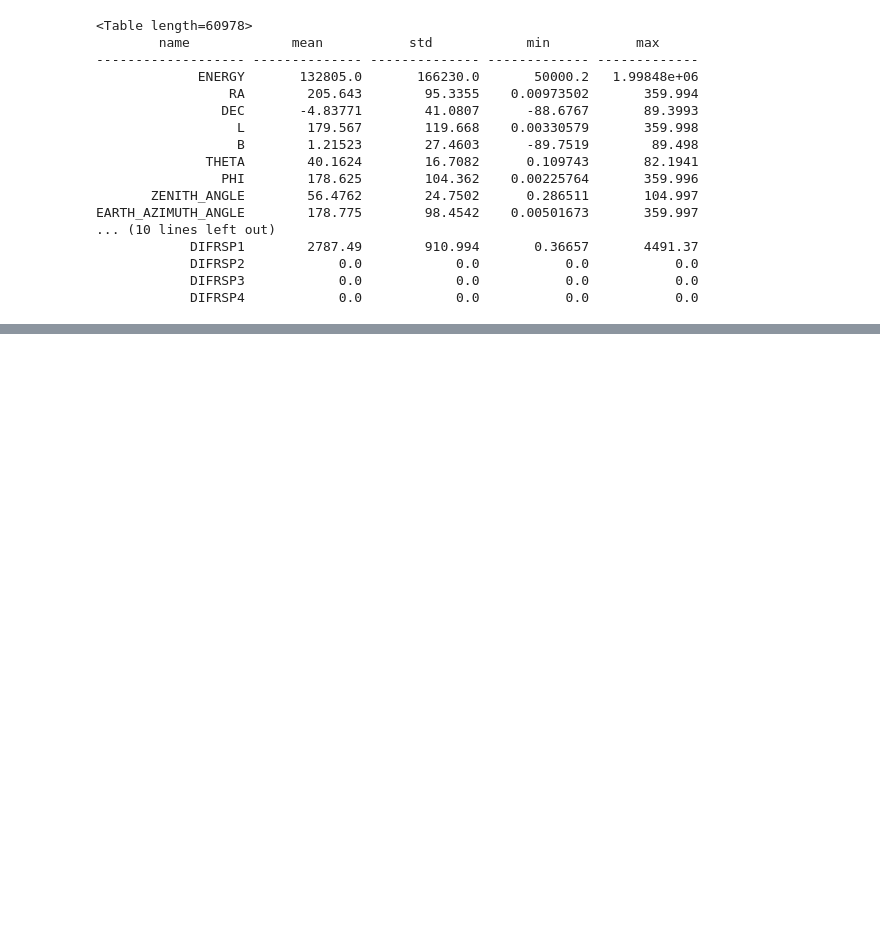
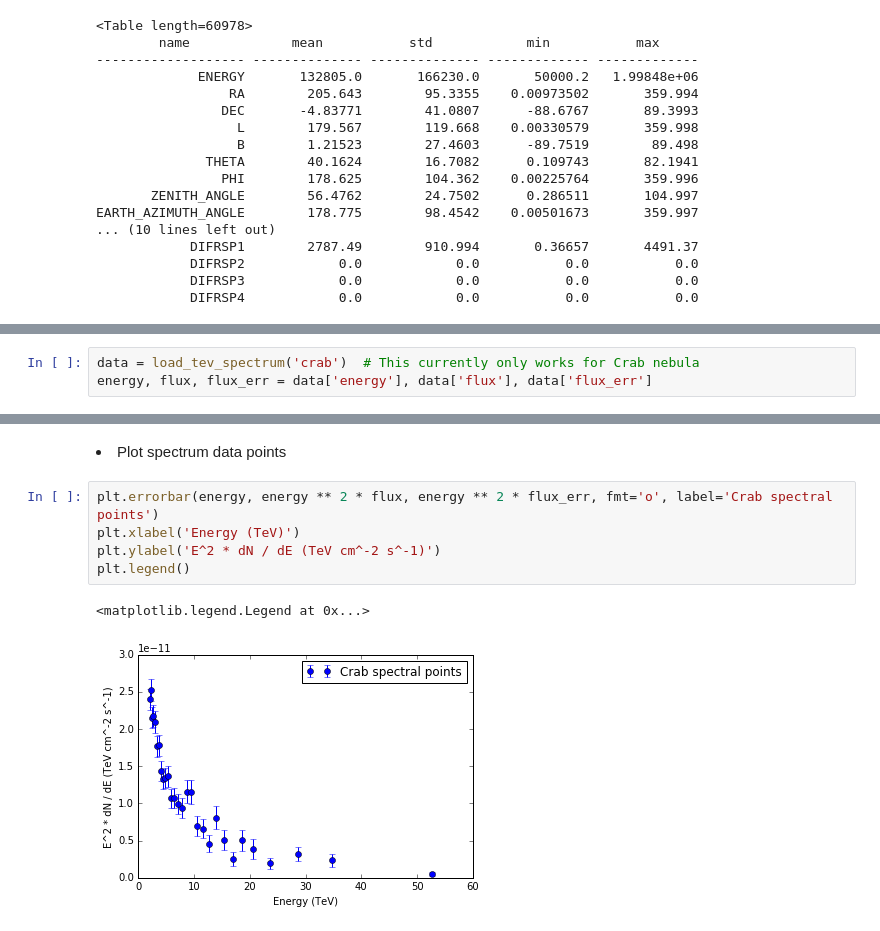
Before and after one commit to vorugantia/scienceresearch11, a Jupyter notebook: notebooks/Task 1.ipynb, the cells around one changed output, grey strips where cells are left out. Saved outputs shown, nothing was run; the diff lists cells and outputs as text; blank space fills up the shorter version.

```diff
--- a/notebooks/Task 1.ipynb
+++ b/notebooks/Task 1.ipynb
@@ -64,0 +103,3 @@ cat = source_catalogs['2fhl']
+# %%
+data = load_tev_spectrum('crab')  # This currently only works for Crab nebula
+energy, flux, flux_err = data['energy'], data['flux'], data['flux_err']
@@ -64,0 +124,10 @@ cat = source_catalogs['2fhl']
+# %% [markdown]
+<li>Plot spectrum data points
+# %%
+plt.errorbar(energy, energy ** 2 * flux, energy ** 2 * flux_err, fmt='o', label='Crab spectral points')
+plt.xlabel('Energy (TeV)')
+plt.ylabel('E^2 * dN / dE (TeV cm^-2 s^-1)')
+plt.legend()
+# %% [output]
+<matplotlib.legend.Legend at 0x...>
+[figure, added]
```
Also changed, not shown: parts of 15 cells of this notebook.
